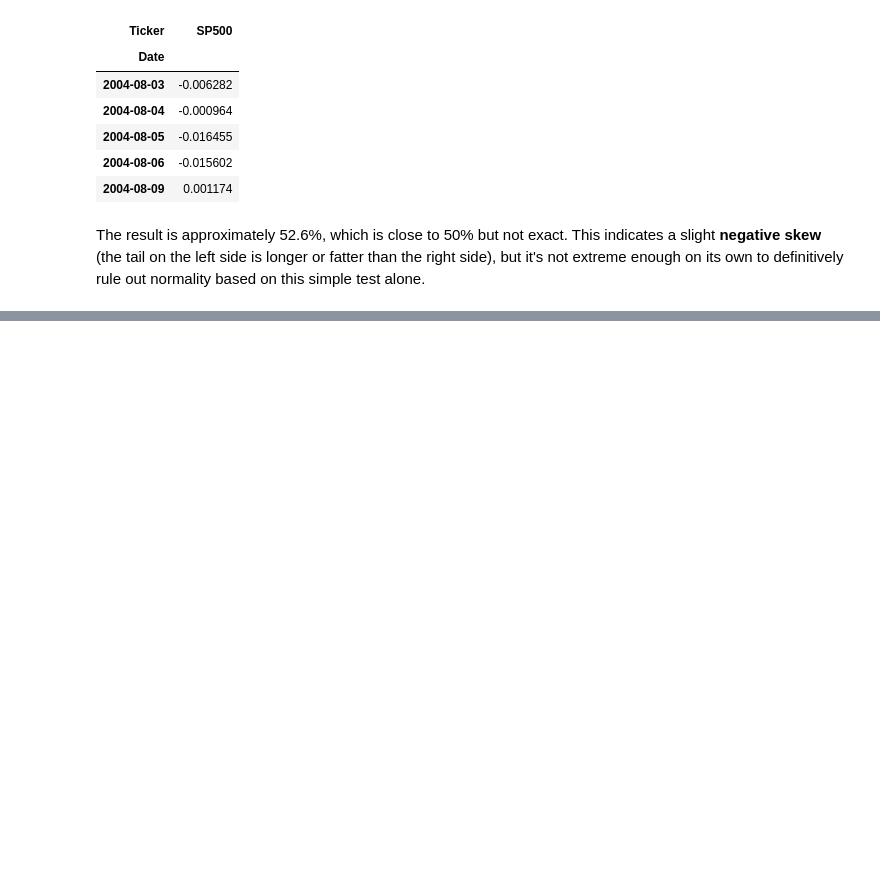
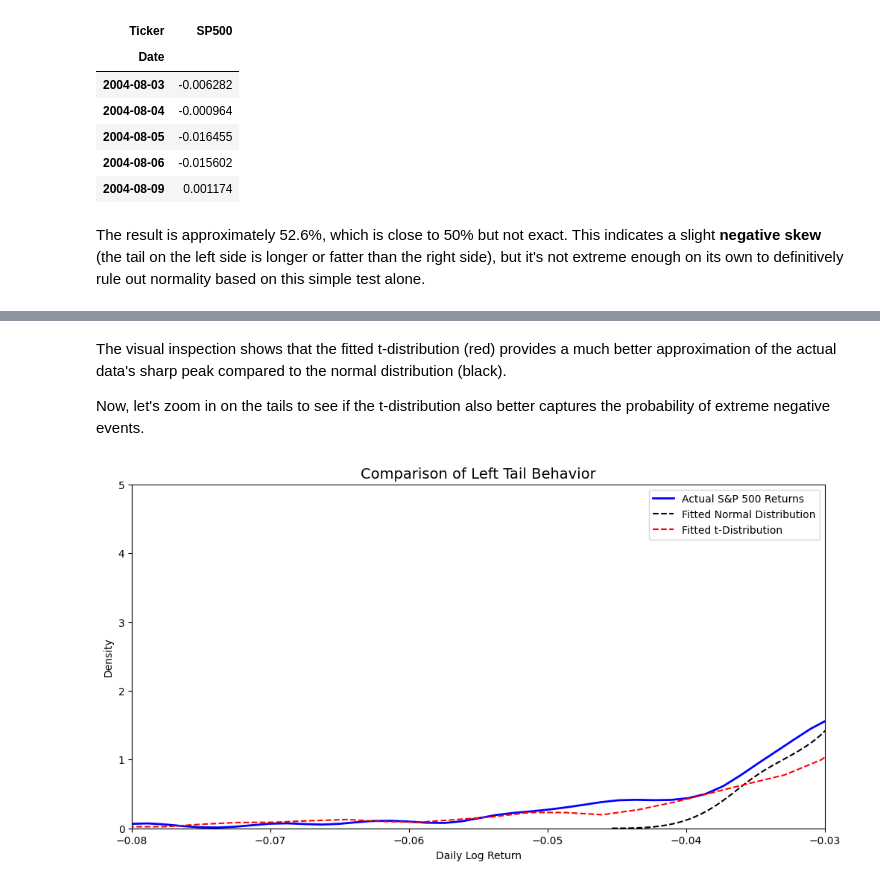
Before and after one commit to sheldcoop/QuantPrep, a Jupyter notebook: Finanical_Data_WQU.ipynb, the cells around one changed output, grey strips where cells are left out. Saved outputs shown, nothing was run; the diff lists cells and outputs as text; code cells hidden in the pictures; blank space fills up the shorter version.

```diff
--- a/Finanical_Data_WQU.ipynb
+++ b/Finanical_Data_WQU.ipynb
@@ -1664,0 +1928,25 @@ The result is approximately 52.6%, which is close to 50% but not exact. This ind
+# %% [markdown]
+The visual inspection shows that the fitted t-distribution (red) provides a much better approximation of the actual data's sharp peak compared to the normal distribution (black).
+
+Now, let's zoom in on the tails to see if the t-distribution also better captures the probability of extreme negative events.
+# %%
+# === 9.3 Visualizing the Tails ===
+
+plt.figure(figsize=(12, 6))
+
+# Plot the same KDEs as before.
+sns.kdeplot(log_returns_long_df['SP500'], label='Actual S&P 500 Returns', color='blue', linewidth=2)
+sns.kdeplot(normal_sample, label='Fitted Normal Distribution', color='black', linestyle='--')
+sns.kdeplot(t_sample_fitted, label='Fitted t-Distribution', color='red', linestyle='--')
+
+# Zoom in on the left (negative) tail.
+plt.xlim(-0.08, -0.03)
+plt.ylim(0, 5) # Adjust y-limit to make the tail differences clear
+
+plt.title('Comparison of Left Tail Behavior', fontsize=14)
+plt.xlabel('Daily Log Return')
+plt.ylabel('Density')
+plt.legend()
+plt.show()
+# %% [output]
+[figure, added]
```
Also changed, not shown: parts of 129 cells of this notebook.
